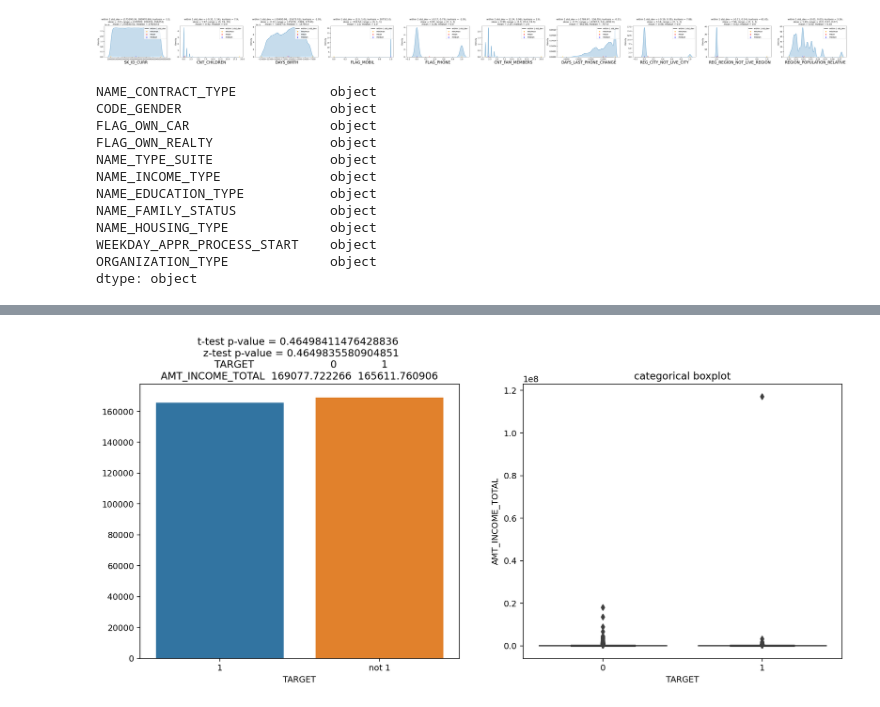
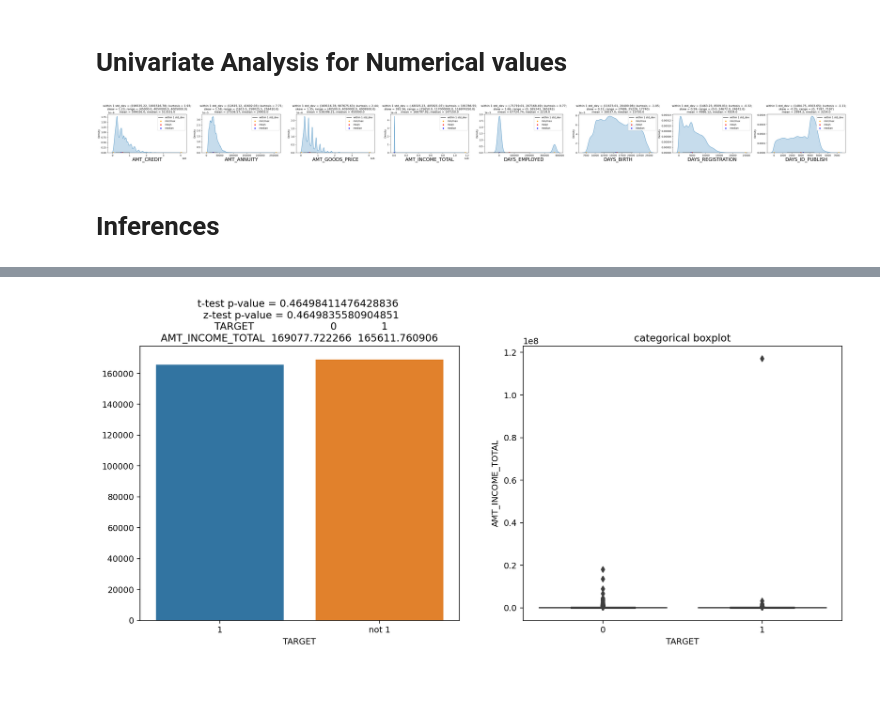
Before and after one commit to Sunil007mba/Bank-loan-analysis, a Jupyter notebook: Bank Loan Case Study.ipynb, the cells around one changed output, grey strips where cells are left out. Saved outputs shown, nothing was run; the diff lists cells and outputs as text; code cells hidden in the pictures; blank space fills up the shorter version.

Commit message:
Bank Loan Case Study
Bank Loan Case study using Univariate, Bivariate Analysis using p-value and Statistical Methods.

```diff
--- a/Bank Loan Case Study.ipynb
+++ b/Bank Loan Case Study.ipynb
@@ -357,0 +165,7 @@ UVA_outliers(df1,loan_related_details)
+# %%
+## List of columns to be change to absolute values
+columns_to_change = ['DAYS_BIRTH', 'DAYS_REGISTRATION', 'DAYS_ID_PUBLISH',
+                     'DAYS_EMPLOYED','DAYS_LAST_PHONE_CHANGE']
+
+## Apply function to change negative values to absolute values
+df1[columns_to_change] = df1[columns_to_change].apply(lambda x: x.abs())
@@ -357,0 +174,8 @@ UVA_outliers(df1,loan_related_details)
+# %%
+## map the unnecassary values with most frequent values
+mapping = {'M':'M',
+          'F': 'F',
+          'XNA':'F'
+}
+# %%
+df1.CODE_GENDER = df1.CODE_GENDER.map(mapping)
@@ -357,0 +240,3 @@ UVA_outliers(df1,loan_related_details)
+# %%
+## seggregate the data into variable
+amt_cat =['AMT_CREDIT','AMT_ANNUITY','AMT_GOODS_PRICE','AMT_INCOME_TOTAL','DAYS_EMPLOYED','DAYS_BIRTH','DAYS_REGISTRATION','DAYS_ID_PUBLISH']
@@ -358,3 +277,5 @@ UVA_outliers(df1,loan_related_details)
+# %% [markdown]
+# Univariate Analysis for Numerical values
 # %%
 def UVA_numeric(df1, var_group):
   '''
@@ -398,6 +319,6 @@ def UVA_numeric(df1, var_group):
                                                                                                    round(mean,2),
                                                                                                    round(median,2)))
 # %%
-UVA_numeric(df1, customer_personal)
+UVA_numeric(df1, amt_cat)
 # %% [output]
-[figure, old version]
+[figure, new version]
@@ -407,15 +324,0 @@ UVA_numeric(df1, customer_personal)
-# %%
-df1.select_dtypes(include=['object']).dtypes
-# %% [output]
-NAME_CONTRACT_TYPE            object
-CODE_GENDER                   object
-FLAG_OWN_CAR                  object
-FLAG_OWN_REALTY               object
-NAME_TYPE_SUITE               object
-NAME_INCOME_TYPE              object
-NAME_EDUCATION_TYPE           object
-NAME_FAMILY_STATUS            object
-NAME_HOUSING_TYPE             object
-WEEKDAY_APPR_PROCESS_START    object
-ORGANIZATION_TYPE             object
-dtype: object
@@ -425,0 +325,2 @@ customer_info2 = ['FLAG_OWN_CAR','FLAG_OWN_REALTY','NAME_INCOME_TYPE', 'NAME_EDU
+# %% [markdown]
+# Inferences
```
Also changed, not shown: parts of 100 cells of this notebook.
